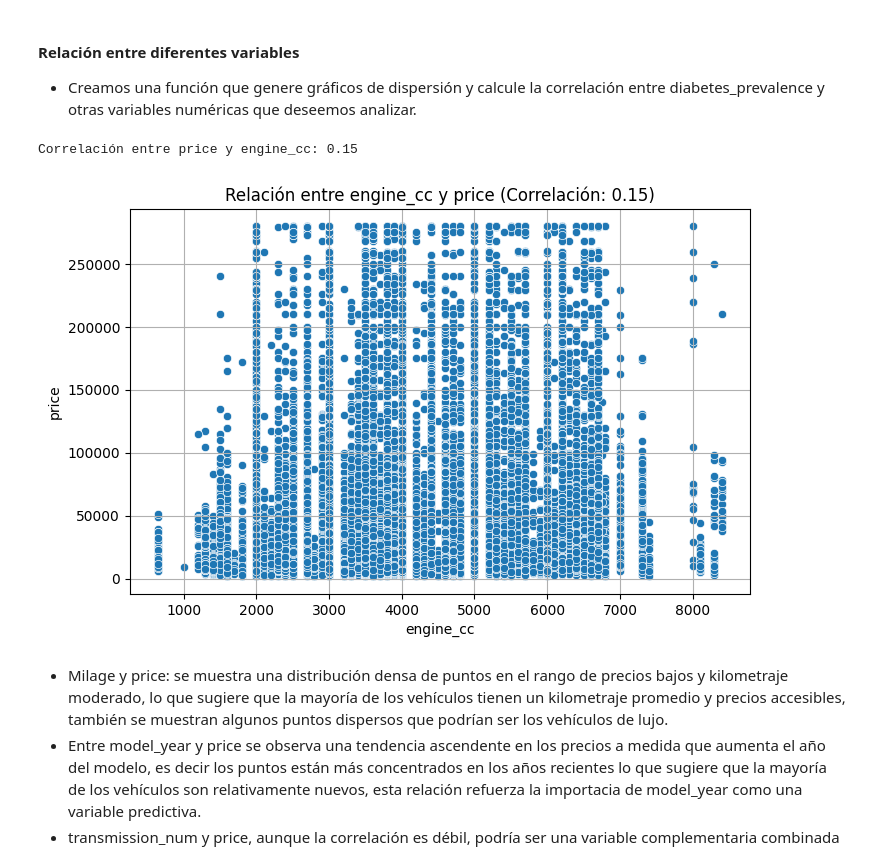
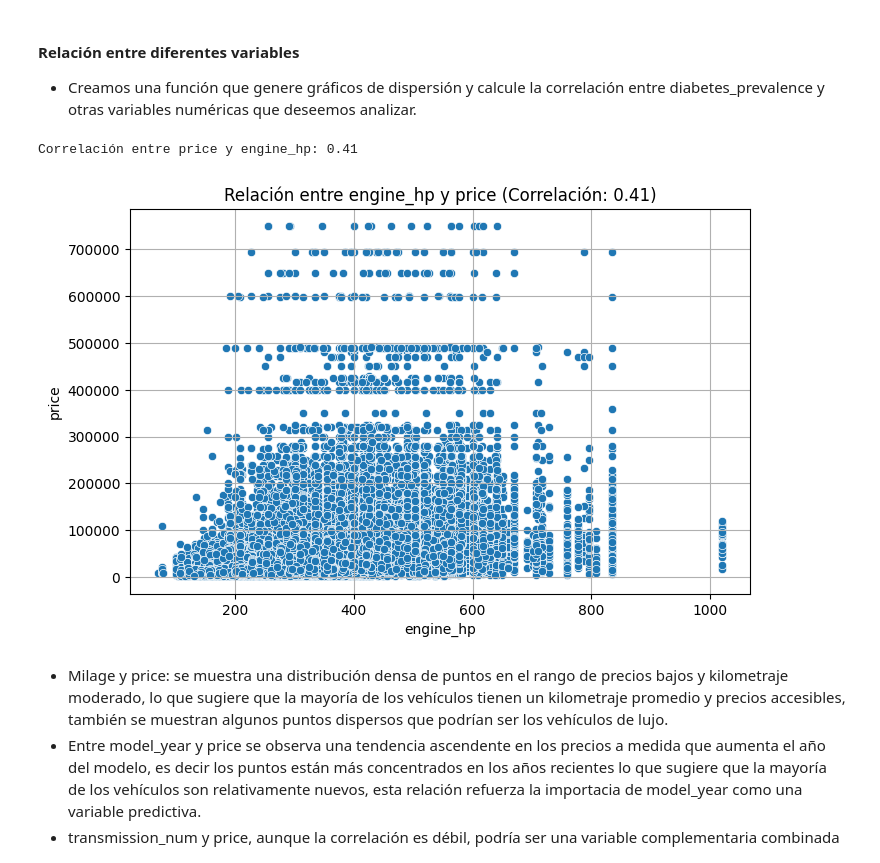
Before and after one commit to Bootcamp-IA-P4/Car_prices_project_equipo2, a Jupyter notebook: eda/eda.ipynb, the cells around one changed output. Drawn from its saved outputs; the diff is of its cells as text; code cells hidden in the pictures.

```diff
--- a/eda/eda.ipynb
+++ b/eda/eda.ipynb
@@ -505,32 +508,33 @@ Para visualizar la relación entre price y cada variable relevante.
 # %%
 def analyze_relationship(df, target, predictors):
     for predictor in predictors:
         # Calcular la correlación
         correlation = df[target].corr(df[predictor])
         print(f"Correlación entre {target} y {predictor}: {correlation:.2f}")
 
         # Generar gráfico de dispersión
         plt.figure(figsize=(8, 5))
         sns.scatterplot(data=df, x=predictor, y=target)
         plt.title(f"Relación entre {predictor} y {target} (Correlación: {correlation:.2f})")
         plt.xlabel(predictor)
         plt.ylabel(target)
         plt.grid()
         plt.show()
 
 # Filtrar las variables predictoras que existen en el DataFrame
 predictors = [
     # 'milage',
     # 'model_year',
     # 'transmission_num',
     # 'accident',
-    'engine_cc',
+    # 'engine_cylinder',
+    'engine_hp',
 ]
 
 analyze_relationship(df_car_clean, target='price', predictors=predictors)
 # %% [output]
-Correlación entre price y engine_cc: 0.15
+Correlación entre price y engine_hp: 0.41
-[figure, old version]
+[figure, new version]
 # %% [markdown]
 - Milage y price: se muestra una distribución densa de puntos en el rango de precios bajos y kilometraje moderado, lo que sugiere que la mayoría de los vehículos tienen un kilometraje promedio y precios accesibles, también se muestran algunos puntos dispersos que podrían ser los vehículos de lujo.
 - Entre model_year y price se observa una tendencia ascendente en los precios a medida que aumenta el año del modelo, es decir los puntos están más concentrados en los años recientes lo que sugiere que la mayoría de los vehículos son relativamente nuevos, esta relación refuerza la importacia de model_year como una variable predictiva.
```
Also changed, not shown: parts of 12 cells of this notebook.
